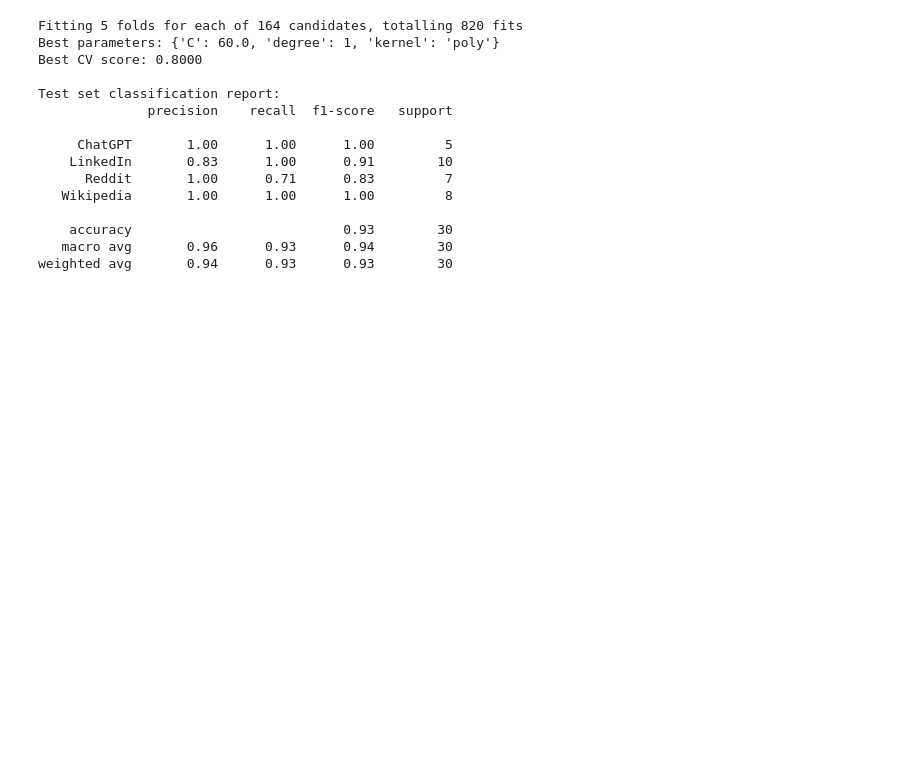
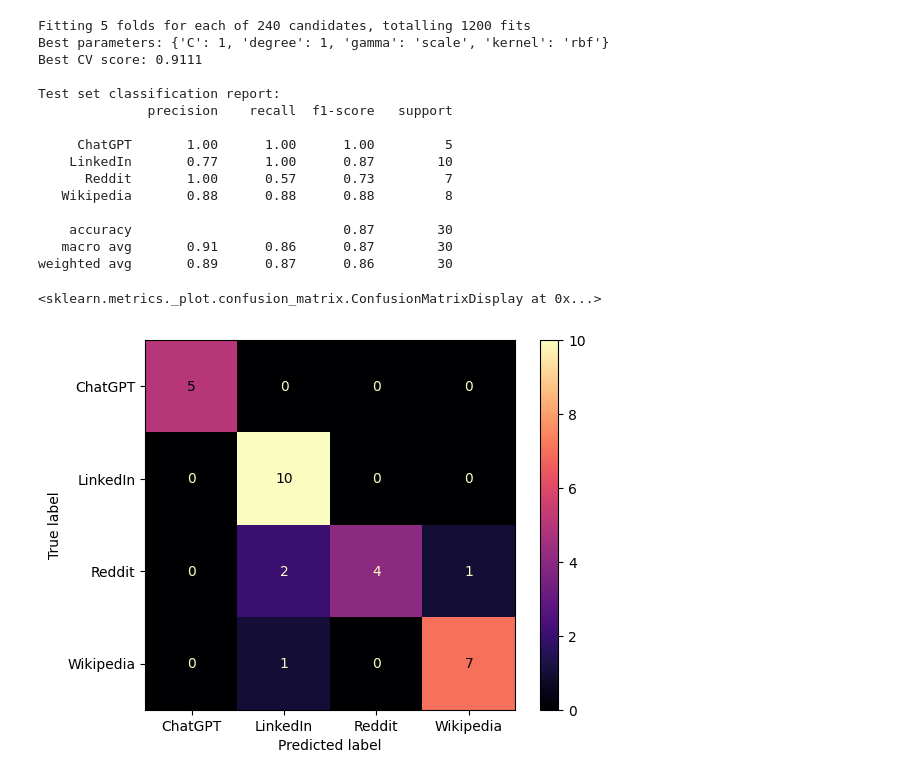
Before and after one commit to DurinMMII/coll400, a Jupyter notebook: sortedData/Support_Vector_Model.ipynb, the cells around one changed output. Saved outputs shown, nothing was run; the diff lists cells and outputs as text; code cells hidden in the pictures; blank space fills up the shorter version.

```diff
--- a/sortedData/Support_Vector_Model.ipynb
+++ b/sortedData/Support_Vector_Model.ipynb
@@ -85,12 +155,13 @@ best_degree = None
 
 # Iterate over degrees 1 through 4 and C values from 60 to 80 with increments of 0.5
 degree_range = range(1, 5)
-C_range = np.arange(60, 92.5, 0.5)  # Generates values 60, 60.5, ..., 80
+C_range = [0.01, 0.1, 1, 10, 25, 50, 75, 100, 250, 500, 1000]  # Generates values 60, 60.5, ..., 80
 
 for degree in degree_range:
     for C in C_range:
         # Initialize the SVC with polynomial kernel
-        model = SVC(kernel='poly', degree=degree, C=C, random_state=123)
+        # linear kernel uses a straight linear line to draw decision boundary, but isn't ideal for complex classification
+        model = SVC(kernel='linear', degree=degree, C=C, random_state=123)
 
         # Train the model on the scaled training data
         model.fit(X_train_scaled, y_train)
@@ -98,6 +169,7 @@ for degree in degree_range:
         # Predict on the test set and calculate accuracy
         y_pred = model.predict(X_test_scaled)
         accuracy = accuracy_score(y_test, y_pred)
+        print(f"Degree={degree}, C={C:.1f}, Test Accuracy: {accuracy:.4f}")
 
         # Update the best parameters if the current model is better
         if accuracy > best_accuracy:
@@ -118,12 +205,14 @@ best_params = {'gamma': None, 'C': None}
 
 # Define ranges for gamma and C
 gamma_range = np.arange(0.0005, 0.0101, 0.0001)
-C_range = np.arange(1, 75.5, 0.5)
+C_range = [0.01, 0.1, 1, 10, 50, 100, 500, 1000]
+
 
 # Iterate over all combinations of gamma and C
 for gamma in gamma_range:
     for C in C_range:
         # Initialize the SVC with Gaussian (RBF) kernel
+        # rbf kernel is great for most use-cases and uses distance in-between points to draw decision boundaries to give good accuracy reports
         model = SVC(kernel='rbf', gamma=gamma, C=C, random_state=123)
 
         # Train the model on the scaled training data
@@ -143,4 +232,5 @@ for gamma in gamma_range:
 # Output the best results
 print(f"Best gamma: {best_params['gamma']}")
 print(f"Best C: {best_params['C']}")
+print(f"Best Accuracy: {best_accuracy:.4f}")
 # %% [output]
@@ -181,43 +348,51 @@ Class LinkedIn: 11
 # GridSearch for SVM
 from sklearn.model_selection import GridSearchCV
 
 # Define the parameter grid
 param_grid = {
-    'kernel': ['poly'],
-    'degree': [1, 2, 3, 4],
-    'C': [c / 2 for c in range(120, 161)],  # 60 to 80 by 0.5
+    'kernel': ['poly', 'sigmoid', 'rbf'],
+    'gamma': ['scale', 'auto'],
+    'degree': [1, 2, 3, 4, 5],
+    'C': [0.01, 0.1, 1, 10, 50, 100, 500, 1000]
 }
 
 # Create the SVM model
 model = SVC(random_state=123)
 
 # Set up the GridSearch
-grid = GridSearchCV(model, param_grid, cv=5, verbose=2, n_jobs=-1)
+# GridSearch uses stratified k-fold by default, so by setting cv to 5, it thoroughly cross-validates already using the single tts done earlier
+grid = GridSearchCV(model, param_grid, cv=5, verbose=2, n_jobs=-1) #n-jobs is to help with runtime (setting to -1 splits workload across all the cores)
 
 # Fit the grid search to training data
 grid.fit(X_train_scaled, y_train)
 
 # After fitting, best parameters are:
 print(f"Best parameters: {grid.best_params_}")
 print(f"Best CV score: {grid.best_score_:.4f}")
 
 # Evaluate on test set
 y_pred = grid.predict(X_test_scaled)
 print("\nTest set classification report:")
 print(classification_report(y_test, y_pred))
+
+# visualize the confusion matrix of findings
+from sklearn.metrics import ConfusionMatrixDisplay
+ConfusionMatrixDisplay.from_estimator(grid, X_test_scaled, y_test, cmap='magma')
 # %% [output]
-Fitting 5 folds for each of 164 candidates, totalling 820 fits
-Best parameters: {'C': 60.0, 'degree': 1, 'kernel': 'poly'}
-Best CV score: 0.8000
+Fitting 5 folds for each of 240 candidates, totalling 1200 fits
+Best parameters: {'C': 1, 'degree': 1, 'gamma': 'scale', 'kernel': 'rbf'}
+Best CV score: 0.9111
 
 Test set classification report:
               precision    recall  f1-score   support
 
      ChatGPT       1.00      1.00      1.00         5
-    LinkedIn       0.83      1.00      0.91        10
-      Reddit       1.00      0.71      0.83         7
-   Wikipedia       1.00      1.00      1.00         8
+    LinkedIn       0.77      1.00      0.87        10
+      Reddit       1.00      0.57      0.73         7
+   Wikipedia       0.88      0.88      0.88         8
 
-    accuracy                           0.93        30
-   macro avg       0.96      0.93      0.94        30
-weighted avg       0.94      0.93      0.93        30
+    accuracy                           0.87        30
+   macro avg       0.91      0.86      0.87        30
+weighted avg       0.89      0.87      0.86        30
+<sklearn.metrics._plot.confusion_matrix.ConfusionMatrixDisplay at 0x...>
+[figure, added]
```
Also changed, not shown: parts of 7 cells of this notebook.
